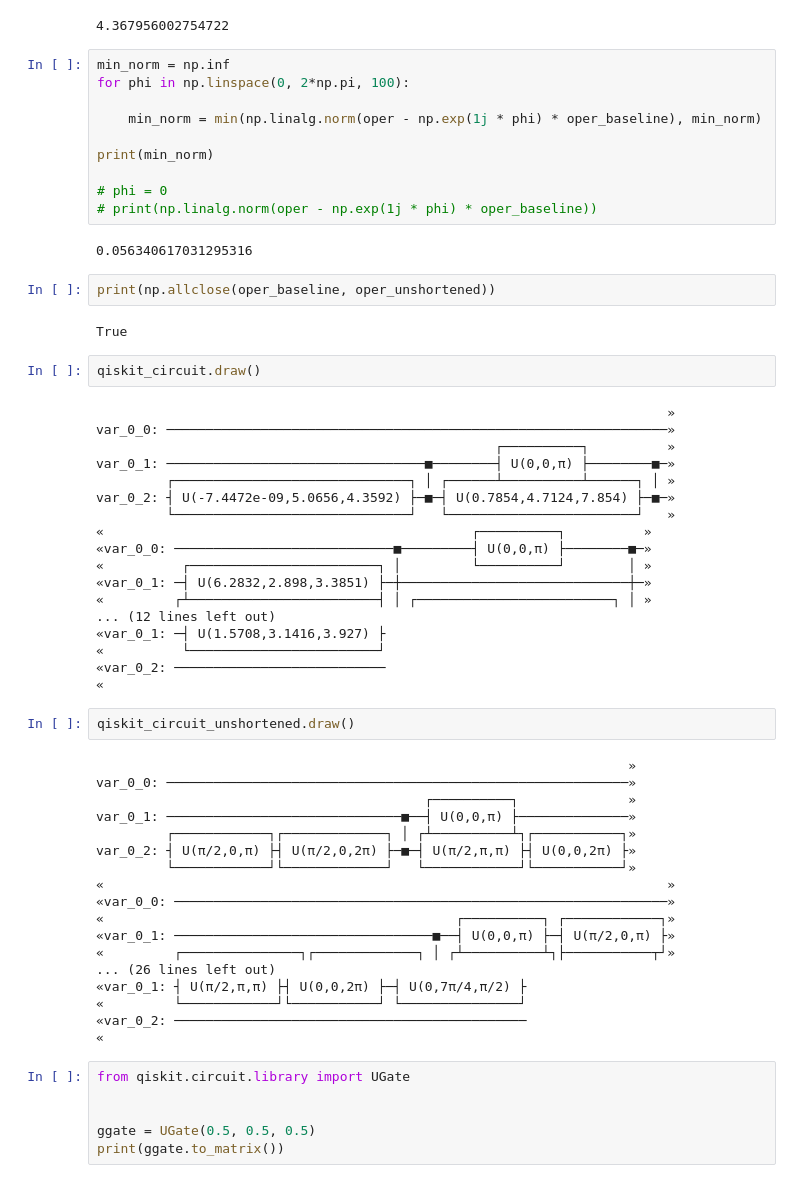
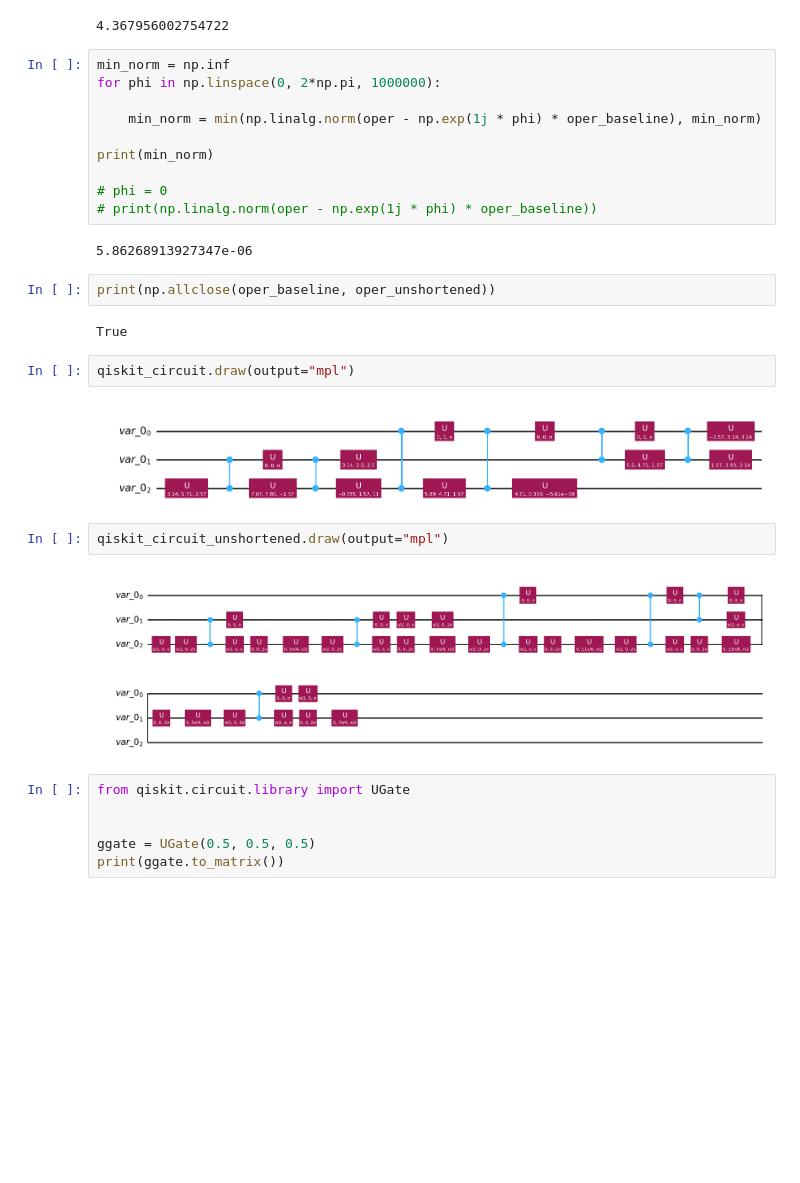
Before and after one commit to carlfre/eth_hackathon, a Jupyter notebook: simplify_circuit.ipynb, the cells around one changed output. Saved outputs shown, nothing was run; the diff lists cells and outputs as text; blank space fills up the shorter version.

```diff
--- a/simplify_circuit.ipynb
+++ b/simplify_circuit.ipynb
@@ -163,7 +163,7 @@ print(np.linalg.norm(oper_baseline - np.exp(1j * 2) * oper))
 4.367956002754722
 # %%
 min_norm = np.inf
-for phi in np.linspace(0, 2*np.pi, 100):
+for phi in np.linspace(0, 2*np.pi, 1000000):
 
     min_norm = min(np.linalg.norm(oper - np.exp(1j * phi) * oper_baseline), min_norm)
 
@@ -172,51 +172,19 @@ print(min_norm)
 # phi = 0
 # print(np.linalg.norm(oper - np.exp(1j * phi) * oper_baseline))
 # %% [output]
-0.056340617031295316
+5.86268913927347e-06
 # %%
 print(np.allclose(oper_baseline, oper_unshortened))
 # %% [output]
 True
 # %%
-qiskit_circuit.draw()
+qiskit_circuit.draw(output="mpl")
 # %% [output]
-                                                                         »
-var_0_0: ────────────────────────────────────────────────────────────────»
-                                                   ┌──────────┐          »
-var_0_1: ─────────────────────────────────■────────┤ U(0,0,π) ├────────■─»
-         ┌──────────────────────────────┐ │ ┌──────┴──────────┴──────┐ │ »
-var_0_2: ┤ U(-7.4472e-09,5.0656,4.3592) ├─■─┤ U(0.7854,4.7124,7.854) ├─■─»
-         └──────────────────────────────┘   └────────────────────────┘   »
-«                                               ┌──────────┐          »
-«var_0_0: ────────────────────────────■─────────┤ U(0,0,π) ├────────■─»
-«          ┌────────────────────────┐ │         └──────────┘        │ »
-«var_0_1: ─┤ U(6.2832,2.898,3.3851) ├─┼─────────────────────────────┼─»
-«         ┌┴────────────────────────┤ │ ┌─────────────────────────┐ │ »
-... (12 lines left out)
-«var_0_1: ─┤ U(1.5708,3.1416,3.927) ├
-«          └────────────────────────┘
-«var_0_2: ───────────────────────────
-«
+[figure, added]
 # %%
-qiskit_circuit_unshortened.draw()
+qiskit_circuit_unshortened.draw(output="mpl")
 # %% [output]
-                                                                    »
-var_0_0: ───────────────────────────────────────────────────────────»
-                                          ┌──────────┐              »
-var_0_1: ──────────────────────────────■──┤ U(0,0,π) ├──────────────»
-         ┌────────────┐┌─────────────┐ │ ┌┴──────────┴┐┌───────────┐»
-var_0_2: ┤ U(π/2,0,π) ├┤ U(π/2,0,2π) ├─■─┤ U(π/2,π,π) ├┤ U(0,0,2π) ├»
-         └────────────┘└─────────────┘   └────────────┘└───────────┘»
-«                                                                        »
-«var_0_0: ───────────────────────────────────────────────────────────────»
-«                                             ┌──────────┐ ┌────────────┐»
-«var_0_1: ─────────────────────────────────■──┤ U(0,0,π) ├─┤ U(π/2,0,π) ├»
-«         ┌───────────────┐┌─────────────┐ │ ┌┴──────────┴┐├───────────┬┘»
-... (26 lines left out)
-«var_0_1: ┤ U(π/2,π,π) ├┤ U(0,0,2π) ├─┤ U(0,7π/4,π/2) ├
-«         └────────────┘└───────────┘ └───────────────┘
-«var_0_2: ─────────────────────────────────────────────
-«
+[figure, added]
 # %%
 from qiskit.circuit.library import UGate
 
```
Also changed, not shown: 2 other files.
